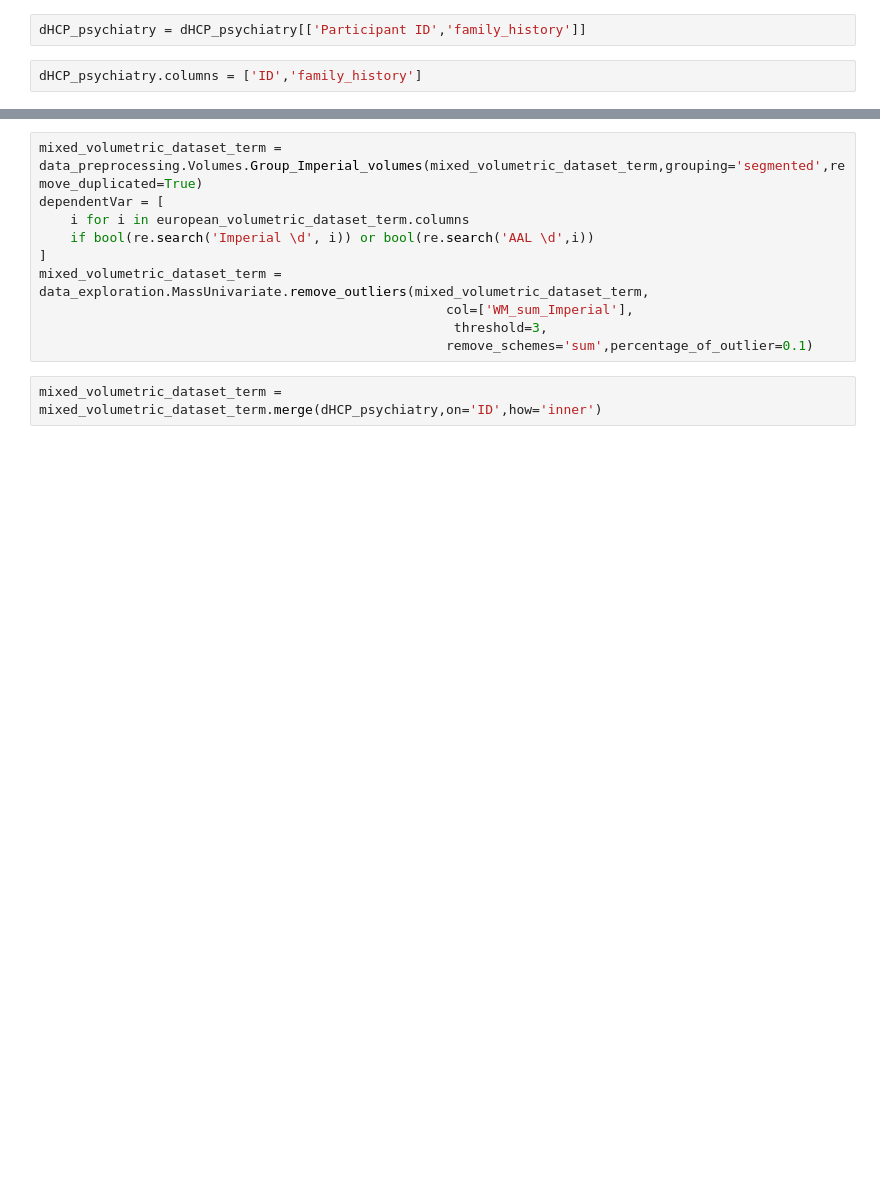
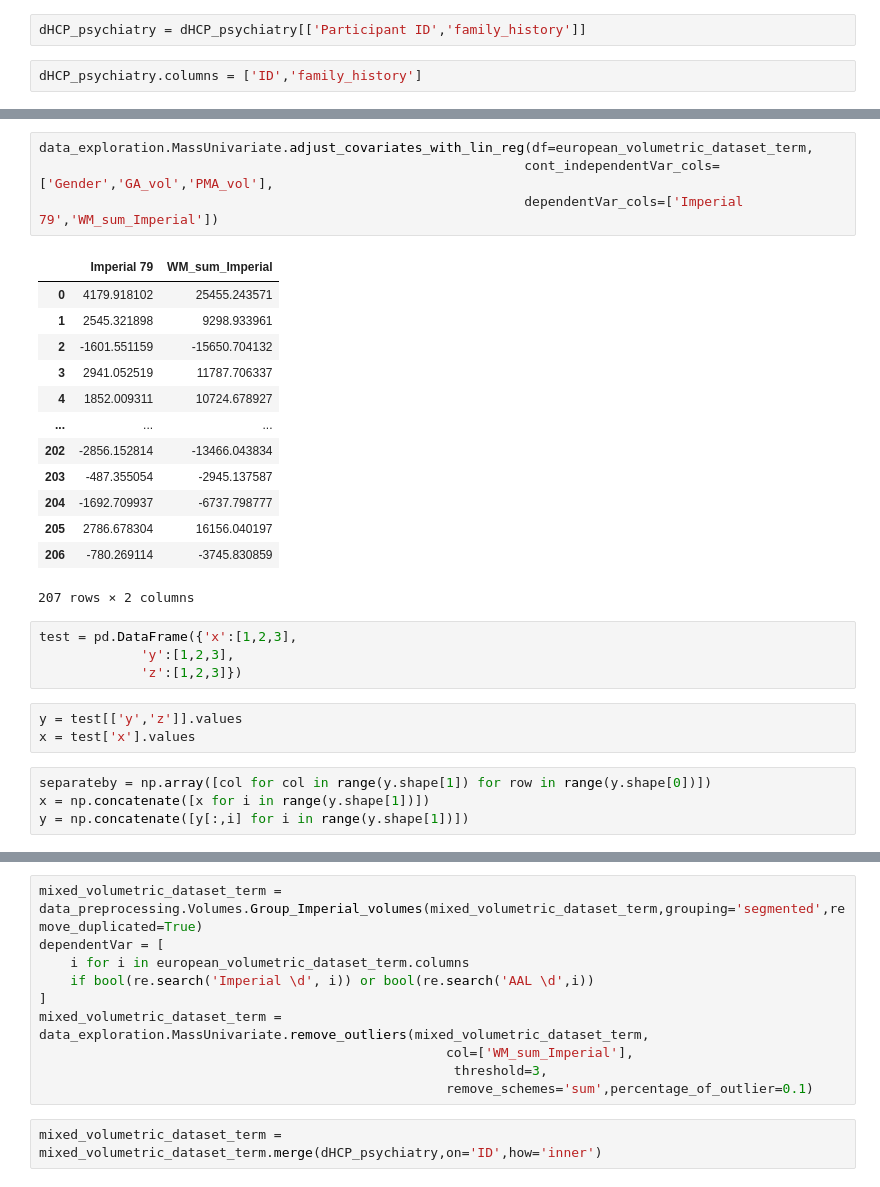
Before and after one commit to lehai-ml/dHCP_genetics, a Jupyter notebook: notebook_results/scz/7_SCZ_outcome_dHCP.ipynb, the cells around one changed output, grey strips where cells are left out. Drawn from its saved outputs; the diff is of its cells as text; blank space fills up the shorter version.

```diff
--- a/notebook_results/scz/7_SCZ_outcome_dHCP.ipynb
+++ b/notebook_results/scz/7_SCZ_outcome_dHCP.ipynb
@@ -71,0 +119,29 @@ dHCP_psychiatry.columns = ['ID','family_history']
+# %%
+data_exploration.MassUnivariate.adjust_covariates_with_lin_reg(df=european_volumetric_dataset_term,
+                                                              cont_independentVar_cols=['Gender','GA_vol','PMA_vol'],
+                                                              dependentVar_cols=['Imperial 79','WM_sum_Imperial'])
+# %% [output]
+|  | Imperial 79 | WM_sum_Imperial |
+| 0 | 4179.918102 | 25455.243571 |
+| 1 | 2545.321898 | 9298.933961 |
+| 2 | -1601.551159 | -15650.704132 |
+| 3 | 2941.052519 | 11787.706337 |
+| 4 | 1852.009311 | 10724.678927 |
+| ... | ... | ... |
+| 202 | -2856.152814 | -13466.043834 |
+| 203 | -487.355054 | -2945.137587 |
+| 204 | -1692.709937 | -6737.798777 |
+| 205 | 2786.678304 | 16156.040197 |
+| 206 | -780.269114 | -3745.830859 |
+207 rows × 2 columns
+# %%
+test = pd.DataFrame({'x':[1,2,3],
+             'y':[1,2,3],
+             'z':[1,2,3]})
+# %%
+y = test[['y','z']].values
+x = test['x'].values
+# %%
+separateby = np.array([col for col in range(y.shape[1]) for row in range(y.shape[0])])
+x = np.concatenate([x for i in range(y.shape[1])])
+y = np.concatenate([y[:,i] for i in range(y.shape[1])])
```
Also changed, not shown: parts of 15 cells of this notebook.
